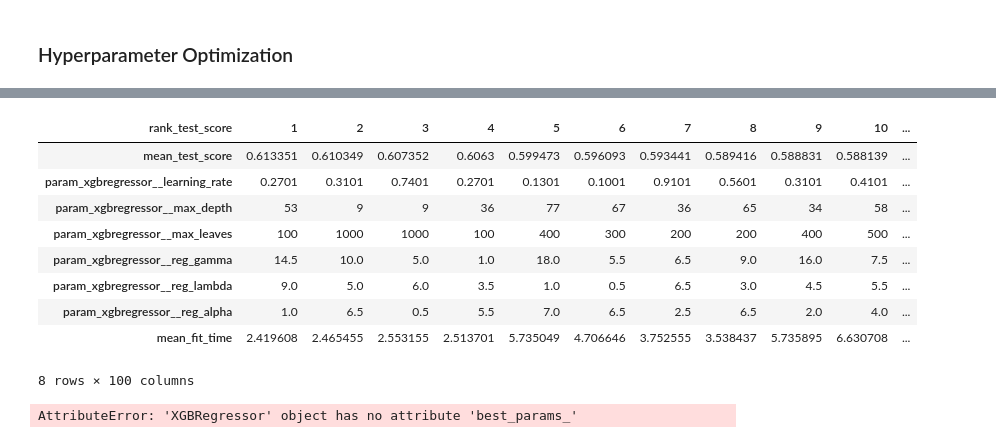
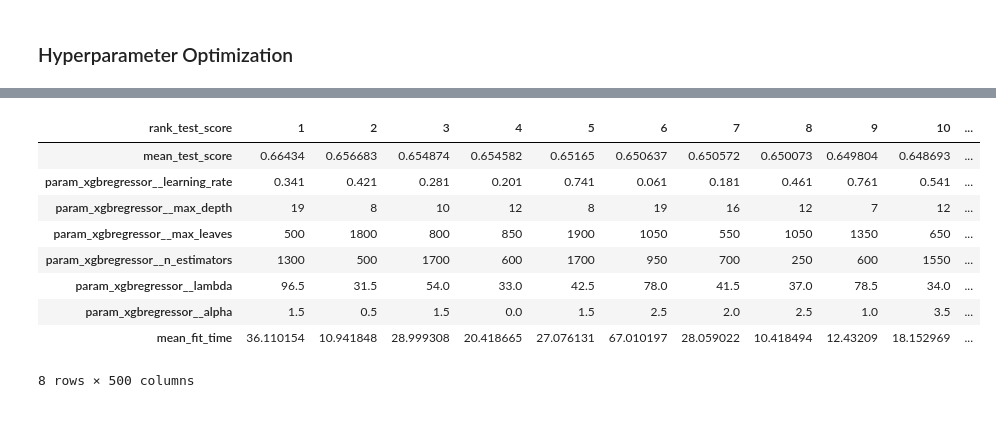
Before and after one commit to fohy24/Rolex-fair-price-predictor, a Jupyter notebook: cloud-Rolex_price_prediction.ipynb, the cells around one changed output, grey strips where cells are left out. Saved outputs shown, nothing was run; the diff lists cells and outputs as text; code cells hidden in the pictures.

```diff
--- a/cloud-Rolex_price_prediction.ipynb
+++ b/cloud-Rolex_price_prediction.ipynb
@@ -309,8 +318,8 @@ def mean_std_cross_val_scores(model, X_train, y_train, **kwargs):
 # %% [markdown]
 One-hot encoding is applied on categorical features and scaling on numerical features. The preprocesspr with scaler is used only for distance-based models that are sensitive to units in features. It is easier to interpret the feature importance with unscaled data when using models that are robust to such data.
 # %%
-categorcial_feats = [col for col in X_train.columns if col not in ['case_diameter', 'rating', 'reviews']]
-numerical_feats = ['case_diameter', 'rating', 'reviews']
+categorcial_feats = [col for col in X_train.columns if col not in ['case_diameter', 'rating', 'reviews', 'year_of_production']]
+numerical_feats = ['case_diameter', 'rating', 'reviews', 'year_of_production']
 
 categorical_pipe = make_pipeline(OneHotEncoder(drop='if_binary', handle_unknown='ignore'))
 numerical_pipe = make_pipeline(StandardScaler(), SimpleImputer(strategy='median'))
@@ -318,5 +327,5 @@ numerical_pipe = make_pipeline(StandardScaler(), SimpleImputer(strategy='median'
 preprocessor = make_column_transformer((categorical_pipe, categorcial_feats))
 preprocessor_with_scaler = make_column_transformer((categorical_pipe, categorcial_feats),
                                                     (numerical_pipe, numerical_feats))
-preprocessor
+preprocessor_with_scaler
 # %% [output]
@@ -404,5 +407,5 @@ os.cpu_count()
 # %%
-xgboost = make_pipeline(preprocessor, XGBRegressor(random_state=123, n_jobs=-1, verbosity=0))
+xgboost = make_pipeline(preprocessor_with_scaler, XGBRegressor(objective='reg:gamma', random_state=123, n_jobs=-1, verbosity=0))
 results_dict["xgboost"] = mean_std_cross_val_scores(
     xgboost, X_train, y_train, return_train_score=True
 )
@@ -431,4 +445,6 @@ pd.DataFrame(results_dict).T
 It appears that gradient boosted tree model is outperforming the other models, with short training time.
 # %% [markdown]
 ### Hyperparameter Optimization
+# %%
+TUNING = True
 # %%
@@ -448,13 +459,14 @@ param_grid = {
 
 }
 # %%
-random_search = RandomizedSearchCV(
+if TUNING:
+    random_search = RandomizedSearchCV(
     xgboost,
     param_distributions=param_grid,
-    n_iter=100,
+    n_iter=500,
     n_jobs=-1,
     return_train_score=True,
     random_state=123
-)
+    )
 
-random_search.fit(X_train, y_train)
+    random_search.fit(X_train, y_train)
@@ -479,33 +473,34 @@ RandomizedSearchCV(estimator=Pipeline(steps=[('columntransformer',
 # %%
-cv_result_df = pd.DataFrame(random_search.cv_results_)[
-    [
-        "mean_test_score",
-        "param_xgbregressor__learning_rate",
-        "param_xgbregressor__max_depth",
-        "param_xgbregressor__max_leaves",
-        "param_xgbregressor__reg_gamma",
-        "param_xgbregressor__reg_lambda",
-        "param_xgbregressor__reg_alpha",
-        "mean_fit_time",
-        "rank_test_score",
-    ]
-].set_index("rank_test_score").sort_index().T
+if TUNING:
+    cv_result_df = pd.DataFrame(random_search.cv_results_)[
+        [
+            "mean_test_score",
+            "param_xgbregressor__learning_rate",
+            "param_xgbregressor__max_depth",
+            "param_xgbregressor__max_leaves",
+            "param_xgbregressor__n_estimators",
+            # "param_xgbregressor__gamma",
+            "param_xgbregressor__lambda",
+            # "param_xgbregressor__alpha",
+            "mean_fit_time",
+            "rank_test_score",
+        ]
+    ].set_index("rank_test_score").sort_index().T
 
-cv_result_df.to_csv('xgboost_cv_result.csv')
+    cv_result_df.to_csv('model/xgboost_cv_result.csv')
+    cv_result_df
+else:
+    cv_result_df = pd.read_csv('model/xgboost_cv_result.csv', index_col=0)
+
 cv_result_df
 # %% [output]
 | rank_test_score | 1 | 2 | 3 | 4 | 5 | 6 | 7 | 8 | 9 | 10 | ... |
-| mean_test_score | 0.613351 | 0.610349 | 0.607352 | 0.6063 | 0.599473 | 0.596093 | 0.593441 | 0.589416 | 0.588831 | 0.588139 | ... |
-| param_xgbregressor__learning_rate | 0.2701 | 0.3101 | 0.7401 | 0.2701 | 0.1301 | 0.1001 | 0.9101 | 0.5601 | 0.3101 | 0.4101 | ... |
-| param_xgbregressor__max_depth | 53 | 9 | 9 | 36 | 77 | 67 | 36 | 65 | 34 | 58 | ... |
-| param_xgbregressor__max_leaves | 100 | 1000 | 1000 | 100 | 400 | 300 | 200 | 200 | 400 | 500 | ... |
-| param_xgbregressor__reg_gamma | 14.5 | 10.0 | 5.0 | 1.0 | 18.0 | 5.5 | 6.5 | 9.0 | 16.0 | 7.5 | ... |
-| param_xgbregressor__reg_lambda | 9.0 | 5.0 | 6.0 | 3.5 | 1.0 | 0.5 | 6.5 | 3.0 | 4.5 | 5.5 | ... |
-| param_xgbregressor__reg_alpha | 1.0 | 6.5 | 0.5 | 5.5 | 7.0 | 6.5 | 2.5 | 6.5 | 2.0 | 4.0 | ... |
-| mean_fit_time | 2.419608 | 2.465455 | 2.553155 | 2.513701 | 5.735049 | 4.706646 | 3.752555 | 3.538437 | 5.735895 | 6.630708 | ... |
+| mean_test_score | 0.66434 | 0.656683 | 0.654874 | 0.654582 | 0.65165 | 0.650637 | 0.650572 | 0.650073 | 0.649804 | 0.648693 | ... |
+| param_xgbregressor__learning_rate | 0.341 | 0.421 | 0.281 | 0.201 | 0.741 | 0.061 | 0.181 | 0.461 | 0.761 | 0.541 | ... |
+| param_xgbregressor__max_depth | 19 | 8 | 10 | 12 | 8 | 19 | 16 | 12 | 7 | 12 | ... |
+| param_xgbregressor__max_leaves | 500 | 1800 | 800 | 850 | 1900 | 1050 | 550 | 1050 | 1350 | 650 | ... |
+| param_xgbregressor__n_estimators | 1300 | 500 | 1700 | 600 | 1700 | 950 | 700 | 250 | 600 | 1550 | ... |
+| param_xgbregressor__lambda | 96.5 | 31.5 | 54.0 | 33.0 | 42.5 | 78.0 | 41.5 | 37.0 | 78.5 | 34.0 | ... |
+| param_xgbregressor__alpha | 1.5 | 0.5 | 1.5 | 0.0 | 1.5 | 2.5 | 2.0 | 2.5 | 1.0 | 3.5 | ... |
+| mean_fit_time | 36.110154 | 10.941848 | 28.999308 | 20.418665 | 27.076131 | 67.010197 | 28.059022 | 10.418494 | 12.43209 | 18.152969 | ... |
-8 rows × 100 columns
+8 rows × 500 columns
-# %%
-random_search.best_estimator_.named_steps['xgbregressor'].save_model('model/xgboost_opt.model')
-random_search.best_estimator_.named_steps['xgbregressor'].best_params_
-# %% [output]
-AttributeError: 'XGBRegressor' object has no attribute 'best_params_'
```
Also changed, not shown: parts of 40 cells of this notebook, 1 other file.
